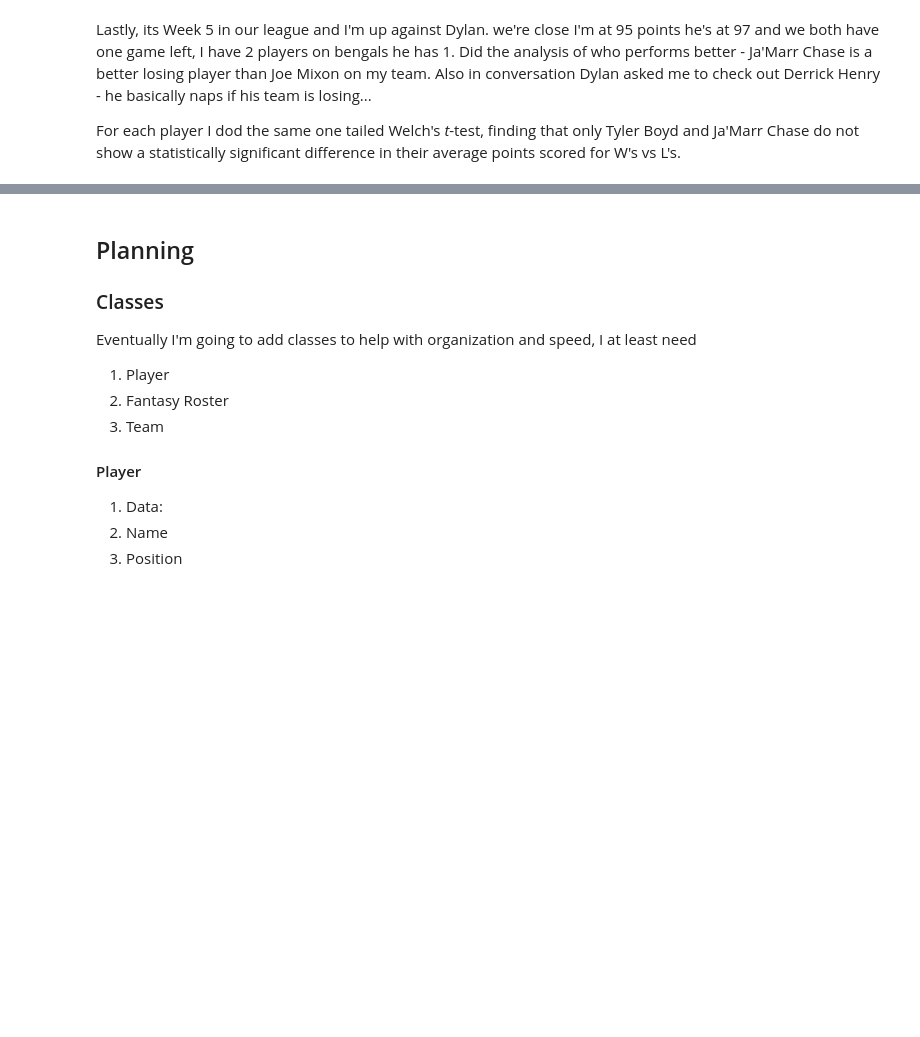
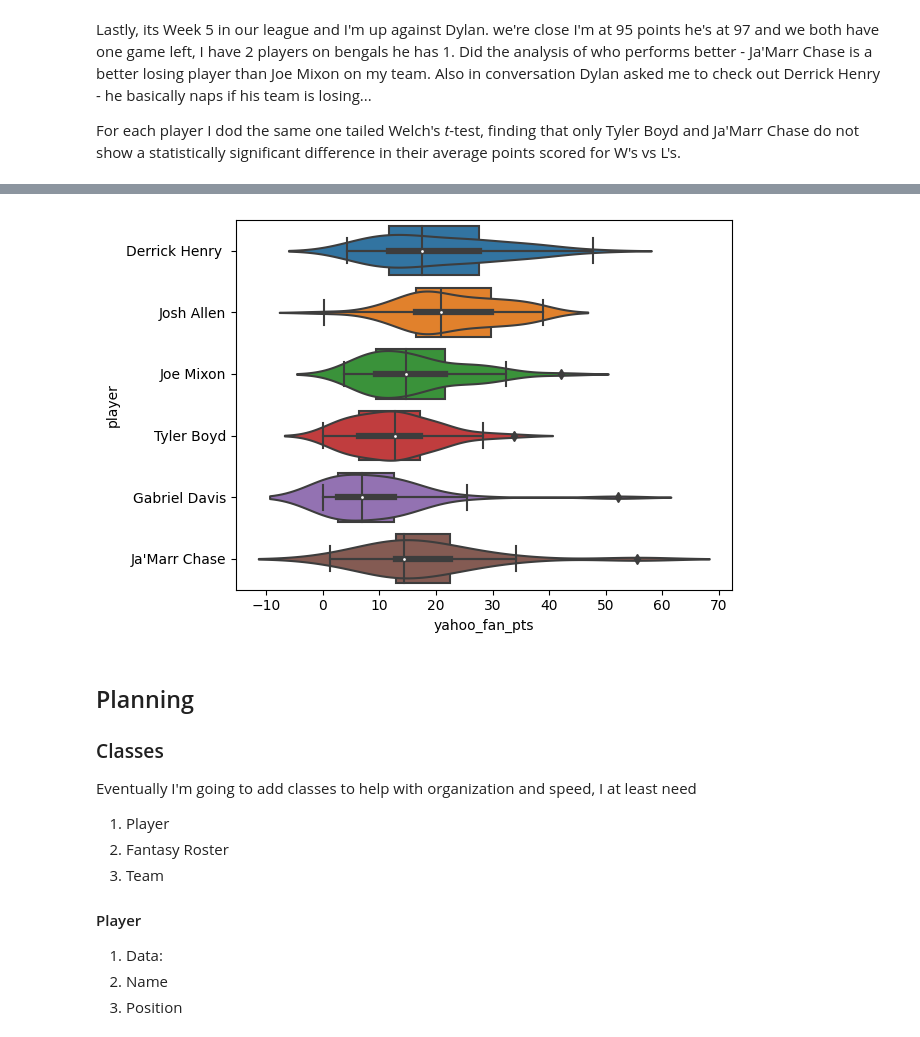
Before and after one commit to rbtessier/nfl-analysis, a Jupyter notebook: nfl_fantasy_eda.ipynb, the cells around one changed output, grey strips where cells are left out. Drawn from its saved outputs; the diff is of its cells as text; code cells hidden in the pictures; blank space fills up the shorter version.

```diff
--- a/nfl_fantasy_eda.ipynb
+++ b/nfl_fantasy_eda.ipynb
@@ -321,3 +324,11 @@ Probably a more basic analysis that I should have done before the above - test w
+# %%
+fig, ax = plt.subplots()
+sns.violinplot(data = off_stats[off_stats['player'].isin(loss_underperformers)],ax = ax, x = 'yahoo_fan_pts', y = 'player', zorder = 1)
+sns.boxplot(data = off_stats[off_stats['player'].isin(loss_underperformers)], ax = ax, x = 'yahoo_fan_pts', y = 'player', zorder = 2)
+
+plt.show()
+# %% [output]
+[figure, added]
 # %% [markdown]
 ## Planning
 
```
Also changed, not shown: parts of 3 cells of this notebook.
